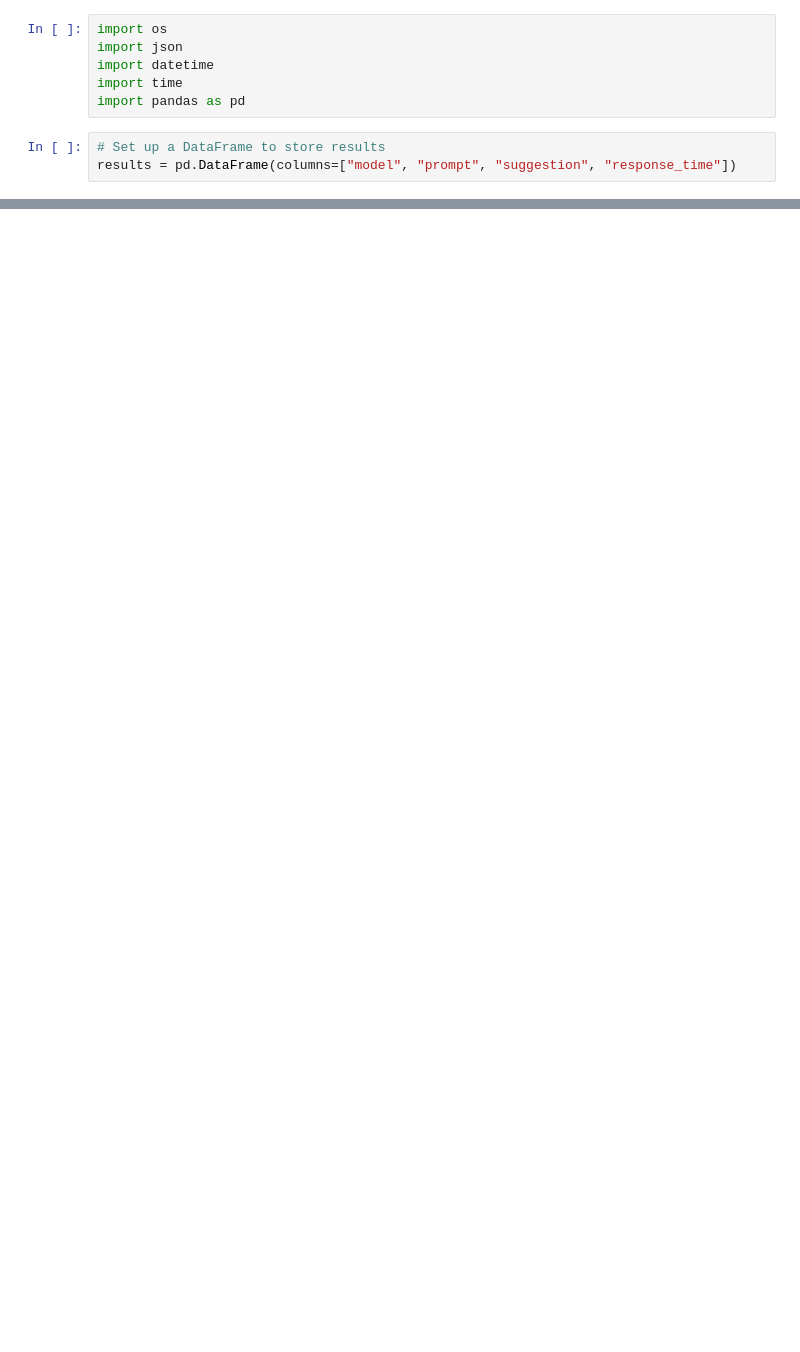
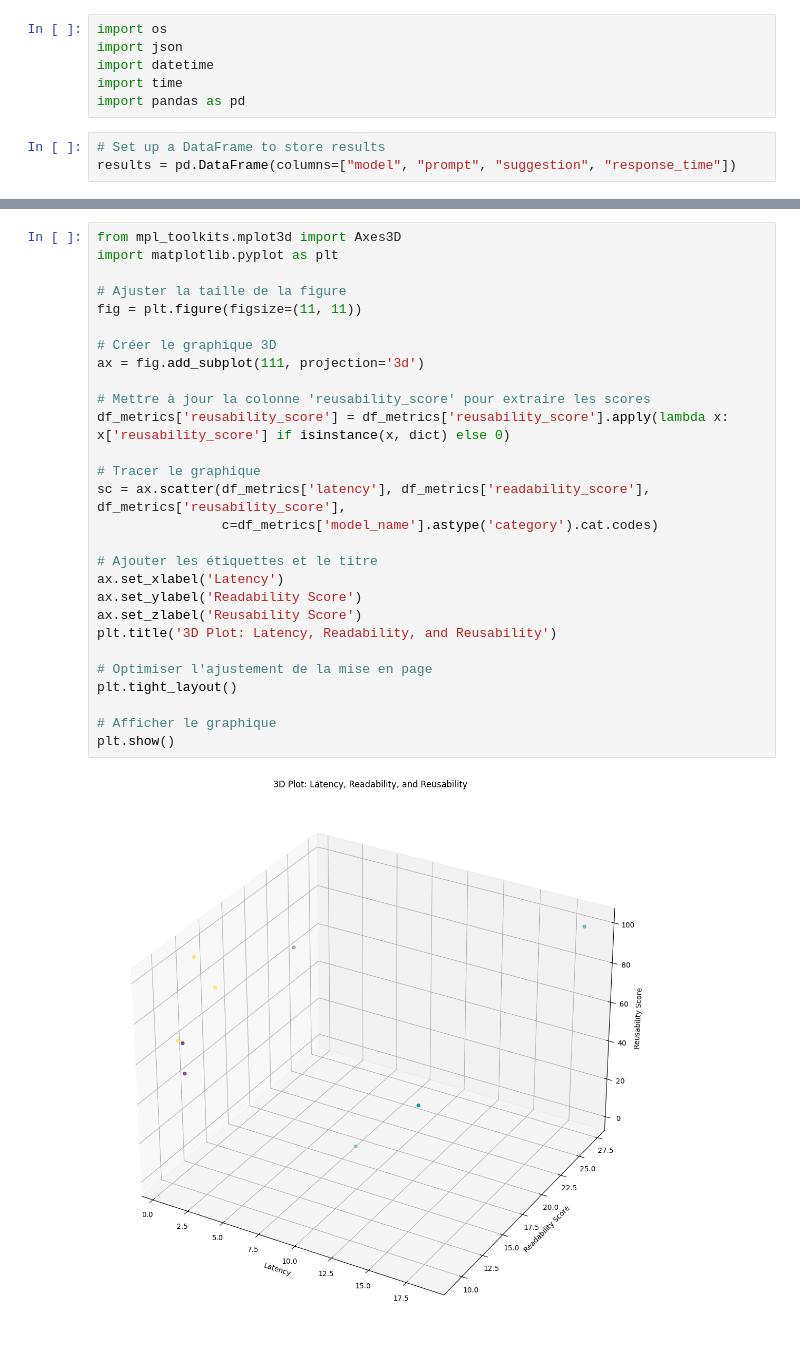
Before and after one commit to Cristal32/AI-for-software-reuse, a Jupyter notebook: benchmarking/benchmarking.ipynb, the cells around one changed output, grey strips where cells are left out. Saved outputs shown, nothing was run; the diff lists cells and outputs as text; blank space fills up the shorter version.

```diff
--- a/benchmarking/benchmarking.ipynb
+++ b/benchmarking/benchmarking.ipynb
@@ -197,0 +292,30 @@ plt.show()
+# %%
+from mpl_toolkits.mplot3d import Axes3D
+import matplotlib.pyplot as plt
+
+# Ajuster la taille de la figure
+fig = plt.figure(figsize=(11, 11))
+
+# Créer le graphique 3D
+ax = fig.add_subplot(111, projection='3d')
+
+# Mettre à jour la colonne 'reusability_score' pour extraire les scores
+df_metrics['reusability_score'] = df_metrics['reusability_score'].apply(lambda x: x['reusability_score'] if isinstance(x, dict) else 0)
+
+# Tracer le graphique
+sc = ax.scatter(df_metrics['latency'], df_metrics['readability_score'], df_metrics['reusability_score'],
+                c=df_metrics['model_name'].astype('category').cat.codes)
+
+# Ajouter les étiquettes et le titre
+ax.set_xlabel('Latency')
+ax.set_ylabel('Readability Score')
+ax.set_zlabel('Reusability Score')
+plt.title('3D Plot: Latency, Readability, and Reusability')
+
+# Optimiser l'ajustement de la mise en page
+plt.tight_layout()
+
+# Afficher le graphique
+plt.show()
+# %% [output]
+[figure, added]
```
Also changed, not shown: parts of 14 cells of this notebook, 14 other files.
